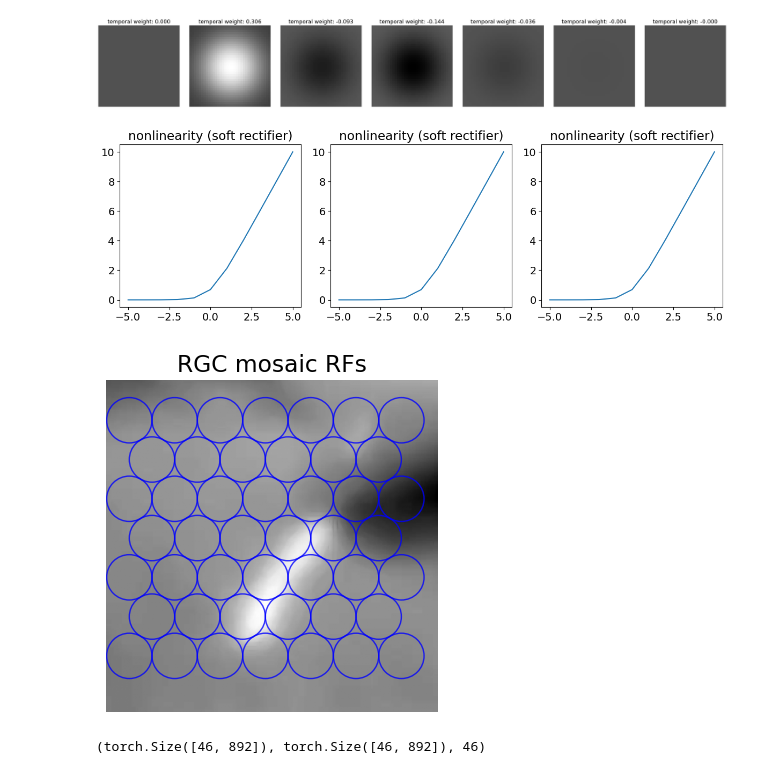
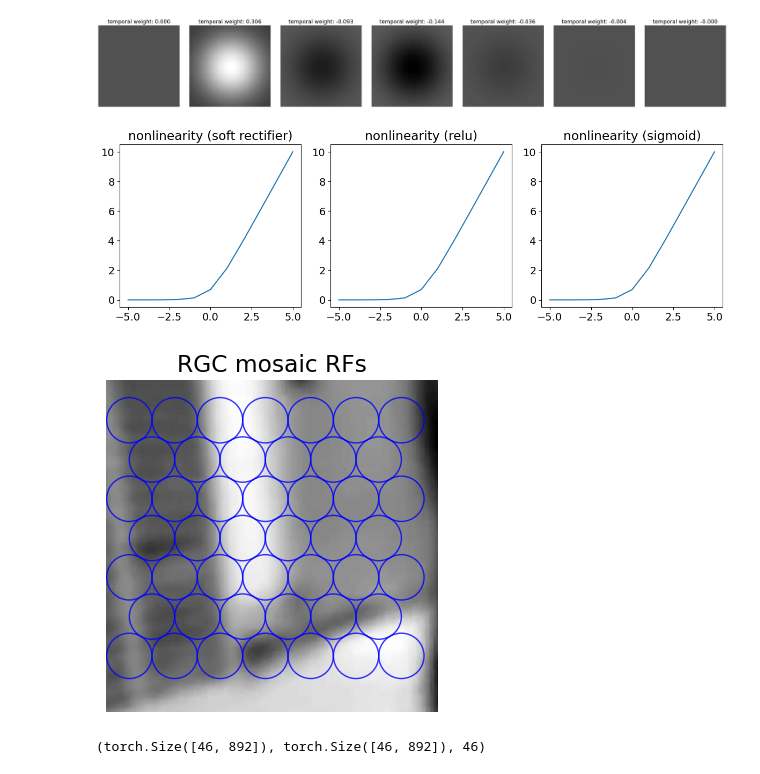
Before and after one commit to jzlab/LNP_LN_LN_Models, a Jupyter notebook: sk_testing.ipynb, the cells around one changed output. Saved outputs shown, nothing was run; the diff lists cells and outputs as text; code cells hidden in the pictures.

```diff
--- a/sk_testing.ipynb
+++ b/sk_testing.ipynb
@@ -121,34 +122,34 @@ ax[0].plot(x, test_model.nonlinearity(torch.Tensor(x)))
 ax[0].set_title("nonlinearity (soft rectifier)")
 
 ax[1].plot(x, test_model.nonlinearity(torch.Tensor(x)))
-ax[1].set_title("nonlinearity (soft rectifier)")
+ax[1].set_title("nonlinearity (relu)")
 
 ax[2].plot(x, test_model.nonlinearity(torch.Tensor(x)))
-ax[2].set_title("nonlinearity (soft rectifier)")
+ax[2].set_title("nonlinearity (sigmoid)")
 
 fig.set_tight_layout(True)
 plt.show()
 # %% [output]
-[figure, old version]
+[figure, new version]
 # %%
 fig, ax = plt.subplots(1, 1, figsize=(4, 4))
 
-ax.imshow(video_patch[671], cmap="gray")
+ax.imshow(video_patch[627], cmap="gray")
 
 # Plot receptive fields
 for x, y in test_model.mosaic:
     circle = patches.Circle((x, y), test_model.m_params["tiling_config"]["rf_diameter"]/2,
                                     linewidth=1, edgecolor='blue',
                                     facecolor='none', alpha=0.8)
     ax.add_patch(circle)
 
 ax.set_title("RGC mosaic RFs")
 
 ax.axis("off")
 fig.set_tight_layout(True)
 plt.show()
 # %% [output]
-[figure, old version]
+[figure, new version]
 # %%
 # okay, video is working, let's see if we can create some spikes
 generator, firing_rate = test_model.forward(video_patch)
```
Also changed, not shown: parts of 3 cells of this notebook.
